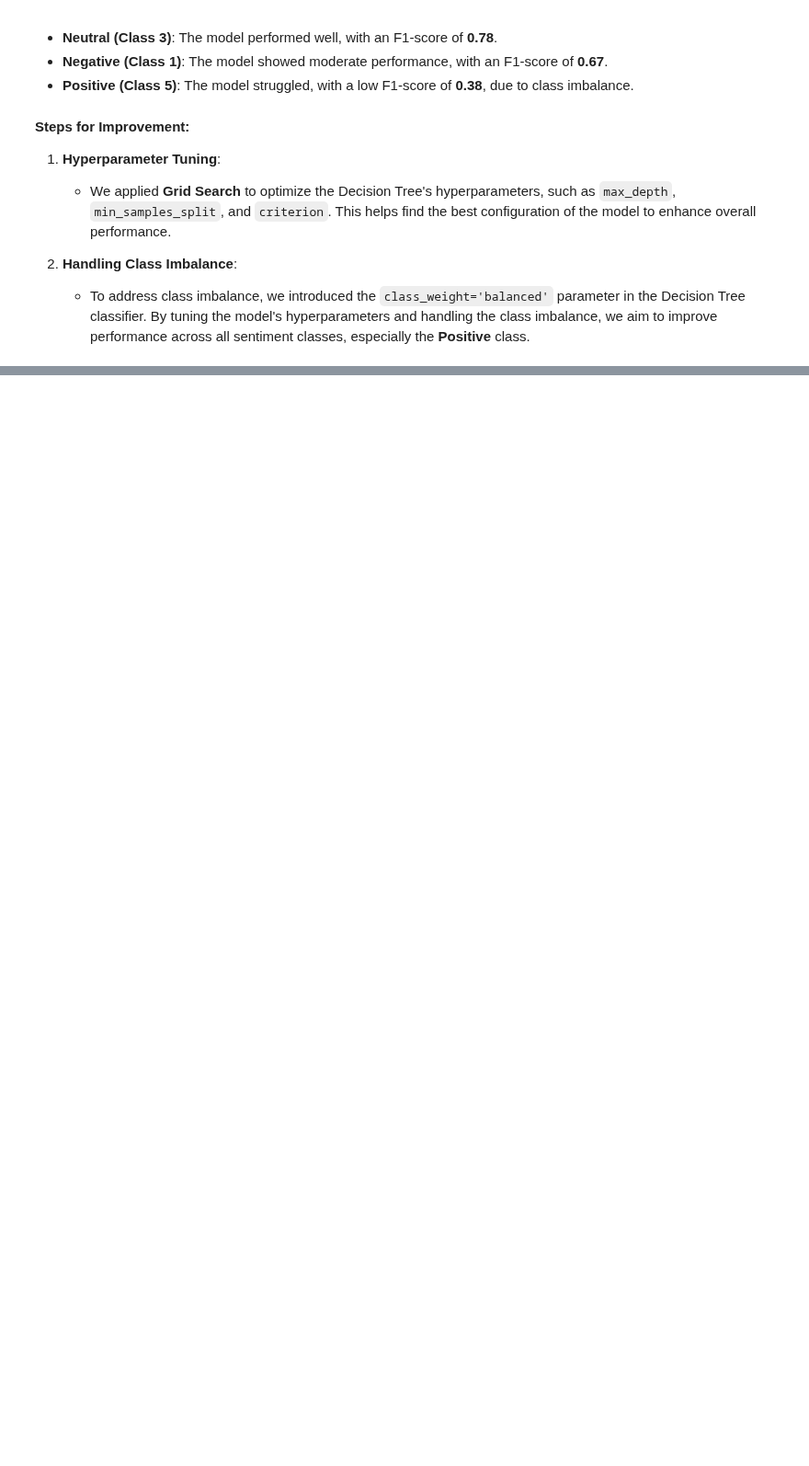
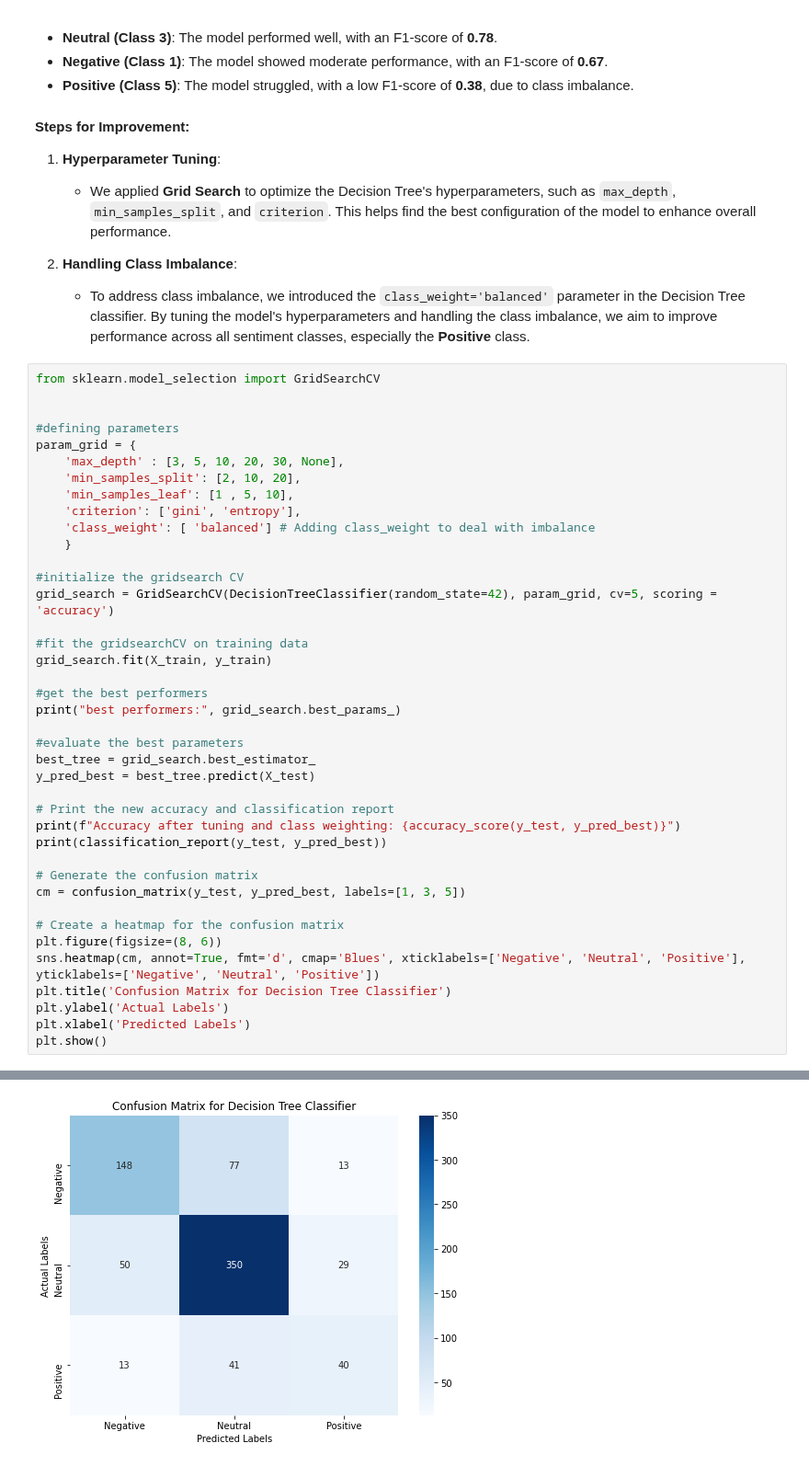
Before and after one commit to George-Chira/twitter-sentiment-analysis, a Jupyter notebook: notebooks/Chira.ipynb, the cells around one changed output, grey strips where cells are left out. Shown at 92% size. Saved outputs shown, nothing was run; the diff lists cells and outputs as text; blank space fills up the shorter version.

Commit message:
hyperparameter tuning complete

```diff
--- a/notebooks/Chira.ipynb
+++ b/notebooks/Chira.ipynb
@@ -325,3 +326,44 @@ The **Decision Tree Classifier** achieved an overall accuracy of **71.2%**. Howe
 2. **Handling Class Imbalance**:
    - To address class imbalance, we introduced the `class_weight='balanced'` parameter in the Decision Tree classifier.
 By tuning the model's hyperparameters and handling the class imbalance, we aim to improve performance across all sentiment classes, especially the **Positive** class.
+# %%
+from sklearn.model_selection import GridSearchCV
+
+
+#defining parameters
+param_grid = {
+    'max_depth' : [3, 5, 10, 20, 30, None],
+    'min_samples_split': [2, 10, 20],
+    'min_samples_leaf': [1 , 5, 10],
+    'criterion': ['gini', 'entropy'],
+    'class_weight': [ 'balanced'] # Adding class_weight to deal with imbalance
+    }
+
+#initialize the gridsearch CV
+grid_search = GridSearchCV(DecisionTreeClassifier(random_state=42), param_grid, cv=5, scoring = 'accuracy')
+
+#fit the gridsearchCV on training data
+grid_search.fit(X_train, y_train)
+
+#get the best performers
+print("best performers:", grid_search.best_params_)
+
+#evaluate the best parameters
+best_tree = grid_search.best_estimator_
+y_pred_best = best_tree.predict(X_test)
+
+# Print the new accuracy and classification report
+print(f"Accuracy after tuning and class weighting: {accuracy_score(y_test, y_pred_best)}")
+print(classification_report(y_test, y_pred_best))
+
+# Generate the confusion matrix
+cm = confusion_matrix(y_test, y_pred_best, labels=[1, 3, 5])
+
+# Create a heatmap for the confusion matrix
+plt.figure(figsize=(8, 6))
+sns.heatmap(cm, annot=True, fmt='d', cmap='Blues', xticklabels=['Negative', 'Neutral', 'Positive'], yticklabels=['Negative', 'Neutral', 'Positive'])
+plt.title('Confusion Matrix for Decision Tree Classifier')
+plt.ylabel('Actual Labels')
+plt.xlabel('Predicted Labels')
+plt.show()
+# %% [output]
@@ -327,0 +381 @@ By tuning the model's hyperparameters and handling the class imbalance, we aim t
+[figure, added]
```
Also changed, not shown: parts of 3 cells of this notebook.
